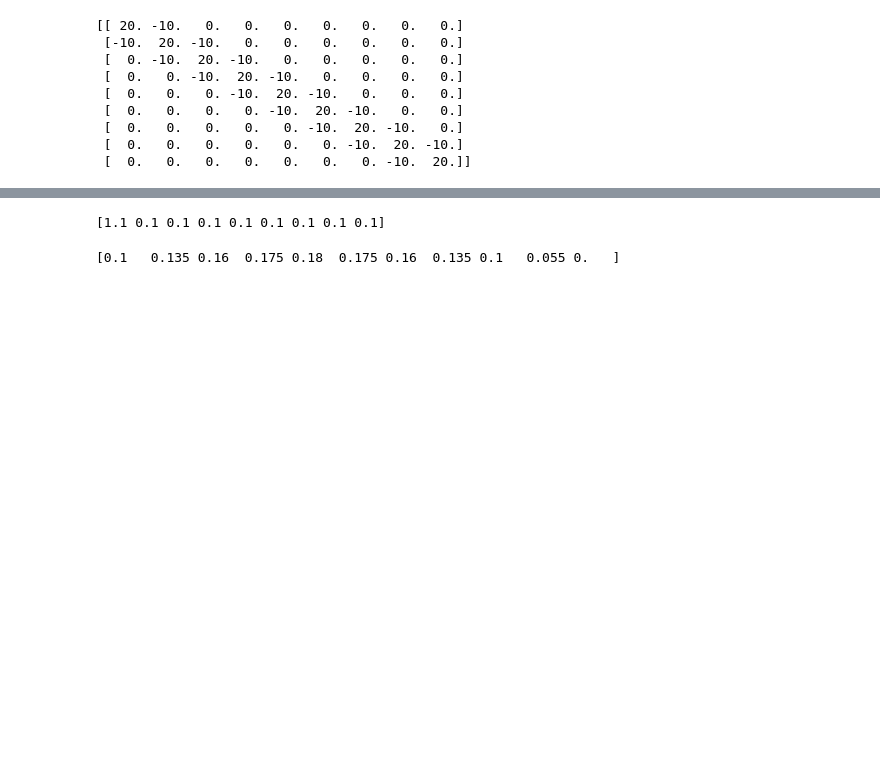
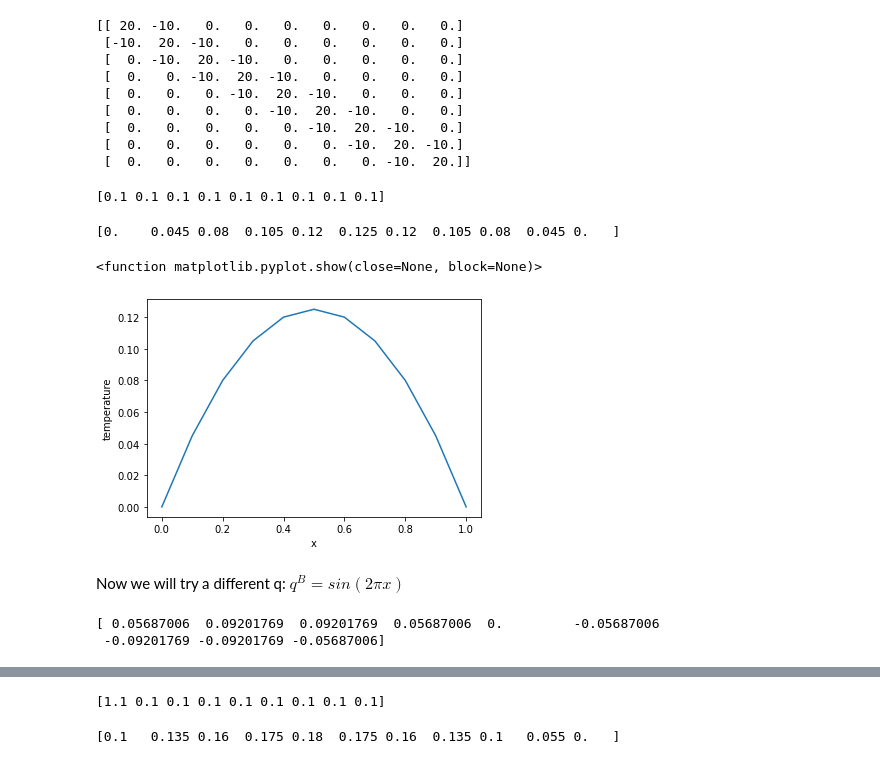
Before and after one commit to hak9948/FEA, a Jupyter notebook: 1d_poisson/steady_state.ipynb, the cells around one changed output, grey strips where cells are left out. Saved outputs shown, nothing was run; the diff lists cells and outputs as text; code cells hidden in the pictures; blank space fills up the shorter version.

```diff
--- a/1d_poisson/steady_state.ipynb
+++ b/1d_poisson/steady_state.ipynb
@@ -108,3 +79,39 @@ print(A)
  [  0.   0.   0.   0.   0. -10.  20. -10.   0.]
  [  0.   0.   0.   0.   0.   0. -10.  20. -10.]
  [  0.   0.   0.   0.   0.   0.   0. -10.  20.]]
+# %%
+#initial conditions
+
+u0=0
+un=0
+
+#Assumblying vector F
+#0th and nth node omitted, 1st and n-1th node contains boundary conditions
+F = np.zeros(n_element-1)
+for ith_element in range(2, n_element-1):
+    F.itemset(ith_element-1, get_f(ith_element))
+F.itemset(0, (get_f(1)-u0*get_a(1, 0)))
+F.itemset(n_element-2, (get_f(n_element-1)-un*get_a(n_element-1, n_element)))
+
+print(F)
+# %% [output]
+[0.1 0.1 0.1 0.1 0.1 0.1 0.1 0.1 0.1]
+# %%
+#obtaining U, adding u0 and un
+U = np.dot(np.linalg.inv(A), F)
+U = np.append(u0, U)
+U = np.append(U, un)
+print(U)
+
+import matplotlib.pyplot as plt
+x = np.linspace(0, 1, n_element+1)
+plt.plot(x, U)
+plt.xlabel('x')
+plt.ylabel('temperature')
+plt.show
+# %% [output]
+[0.    0.045 0.08  0.105 0.12  0.125 0.12  0.105 0.08  0.045 0.   ]
+<function matplotlib.pyplot.show(close=None, block=None)>
+[figure, added]
+# %% [markdown]
+Now we will try a different q: $q^B = sin(2\pi x)$
@@ -110,0 +128,18 @@ print(A)
+# %%
+#initial conditions
+
+u0=0
+un=0
+
+#Assumblying vector F
+#0th and nth node omitted, 1st and n-1th node contains boundary conditions
+F = np.zeros(n_element-1)
+for ith_element in range(2, n_element-1):
+    F.itemset(ith_element-1, get_f(ith_element))
+F.itemset(0, (get_f(1)-u0*get_a(1, 0)))
+F.itemset(n_element-2, (get_f(n_element-1)-un*get_a(n_element-1, n_element)))
+
+print(F)
+# %% [output]
+[ 0.05687006  0.09201769  0.09201769  0.05687006  0.         -0.05687006
+ -0.09201769 -0.09201769 -0.05687006]
```
Also changed, not shown: parts of 14 cells of this notebook, 1 other file.
